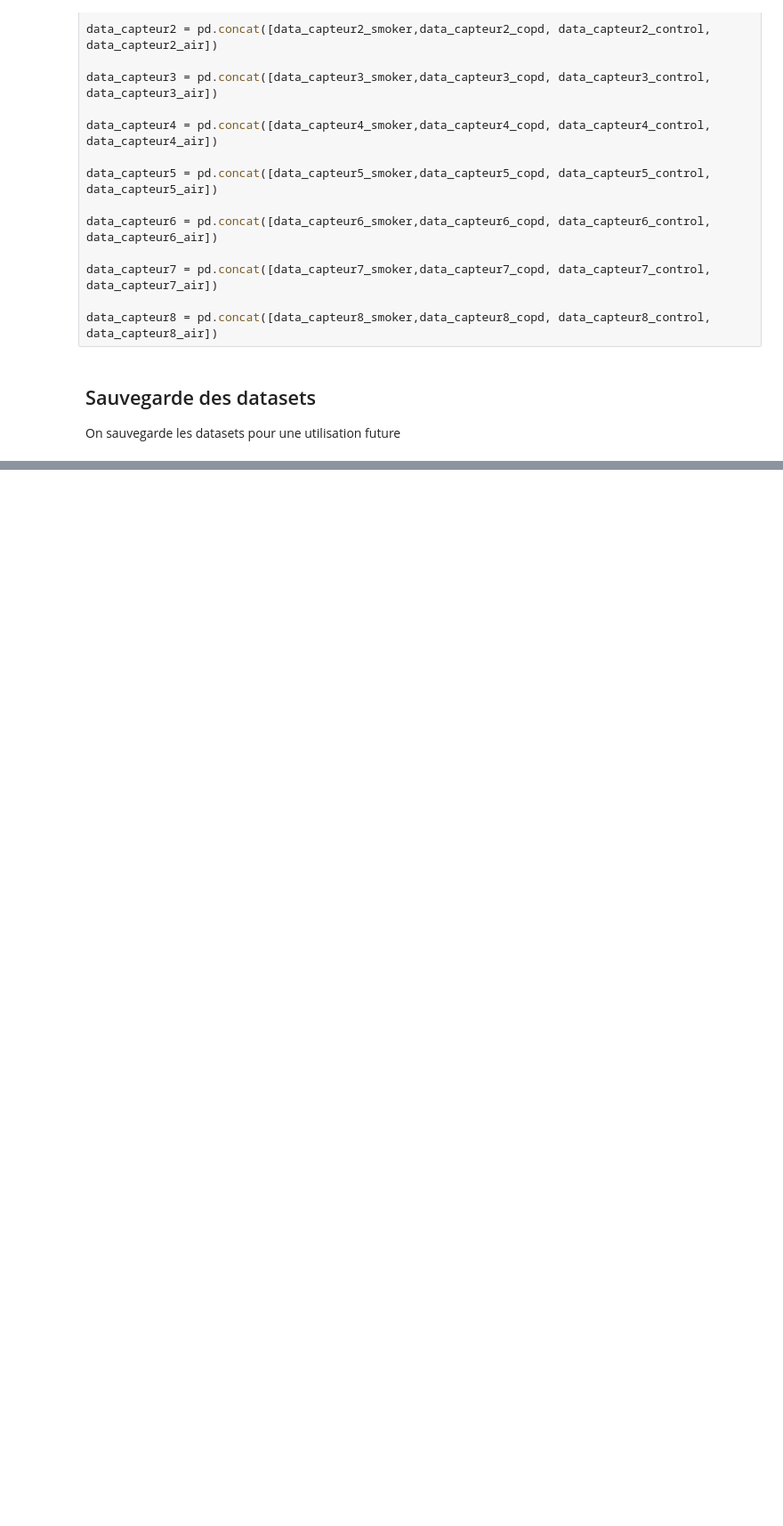
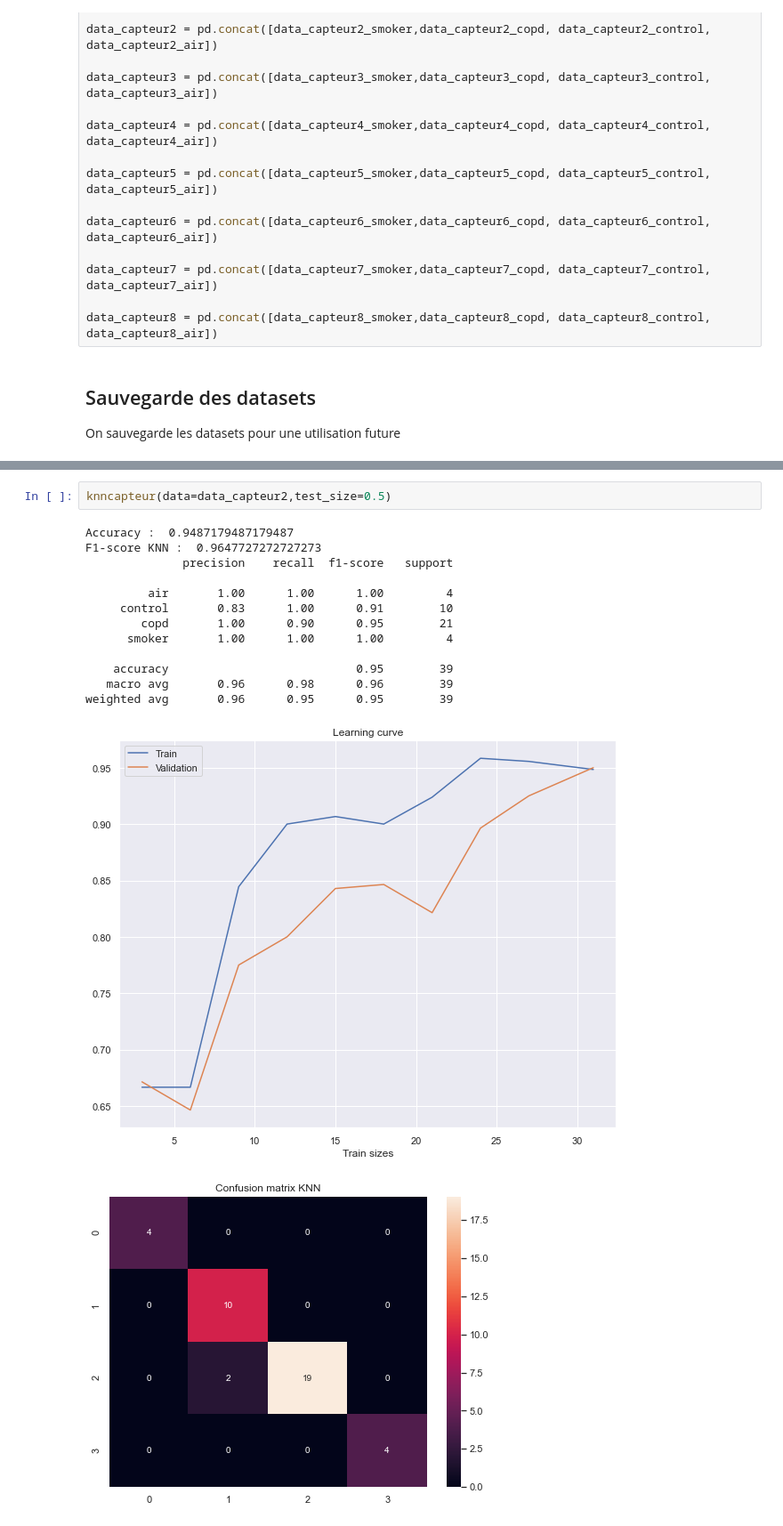
Before and after one commit to MohamedNennouche/COPD-Detection, a Jupyter notebook: COPD-1D-signals.ipynb, the cells around one changed output, grey strips where cells are left out. Shown at 89% size. Cells and saved outputs as stored; diff of their text form; blank space fills up the shorter version.

```diff
--- a/COPD-1D-signals.ipynb
+++ b/COPD-1D-signals.ipynb
@@ -99,0 +174,17 @@ On sauvegarde les datasets pour une utilisation future
+# %%
+knncapteur(data=data_capteur2,test_size=0.5)
+# %% [output]
+Accuracy :  0.9487179487179487
+F1-score KNN :  0.9647727272727273
+              precision    recall  f1-score   support
+
+         air       1.00      1.00      1.00         4
+     control       0.83      1.00      0.91        10
+        copd       1.00      0.90      0.95        21
+      smoker       1.00      1.00      1.00         4
+
+    accuracy                           0.95        39
+   macro avg       0.96      0.98      0.96        39
+weighted avg       0.96      0.95      0.95        39
+[figure, added]
+[figure, added]
```
Also changed, not shown: parts of 12 cells of this notebook, 8 other files.
